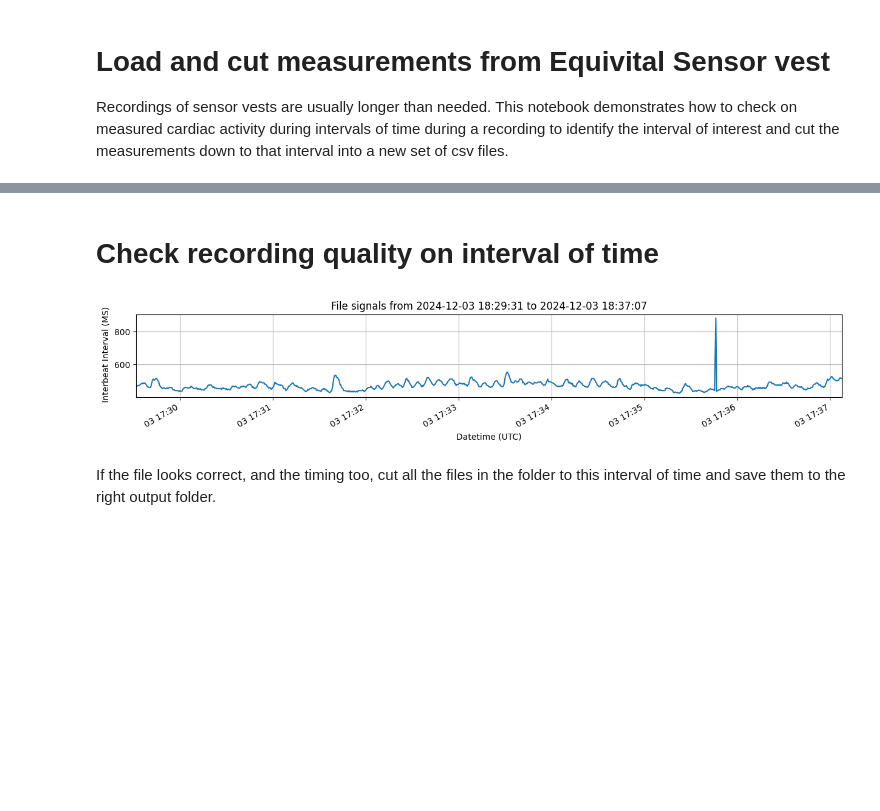
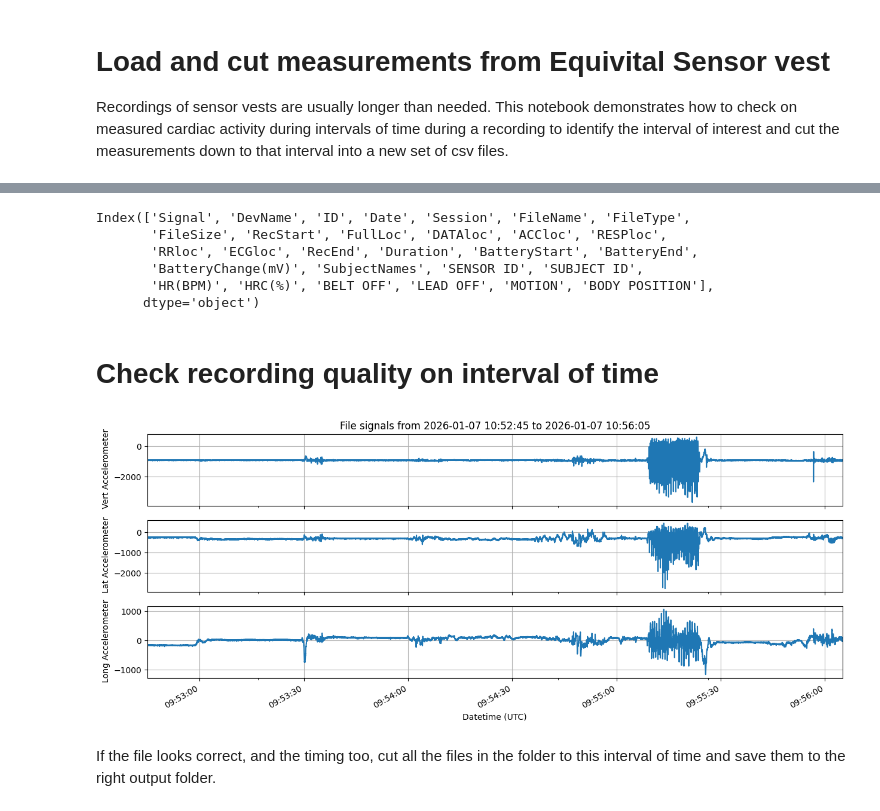
Before and after one commit to finn42/Trimming_EQ_Recordings, a Jupyter notebook: Trim_Equivital_Recordings.ipynb, the cells around one changed output, grey strips where cells are left out. Drawn from its saved outputs; the diff is of its cells as text; code cells hidden in the pictures; blank space fills up the shorter version.

Commit message:
Default demo set

```diff
--- a/Trim_Equivital_Recordings.ipynb
+++ b/Trim_Equivital_Recordings.ipynb
@@ -8,7 +8,7 @@ import pandas as pd
 import matplotlib.pyplot as plt
 import qex
 # %%
-demofile_loc = '../Equivital_Demo/demodata/FullEQ/'
+demofile_loc = '/Volumes/fourMs_Eq1/Equivital/forworkshop/'
 df_datafiles = qex.qiosk_recordings(demofile_loc)
 df_datafiles
 # %% [output]
@@ -23,18 +19,27 @@ df_datafiles
+# %%
+df_datafiles.columns
+# %% [output]
+Index(['Signal', 'DevName', 'ID', 'Date', 'Session', 'FileName', 'FileType',
+       'FileSize', 'RecStart', 'FullLoc', 'DATAloc', 'ACCloc', 'RESPloc',
+       'RRloc', 'ECGloc', 'RecEnd', 'Duration', 'BatteryStart', 'BatteryEnd',
+       'BatteryChange(mV)', 'SubjectNames', 'SENSOR ID', 'SUBJECT ID',
+       'HR(BPM)', 'HRC(%)', 'BELT OFF', 'LEAD OFF', 'MOTION', 'BODY POSITION'],
+      dtype='object')
 # %% [markdown]
 # Check recording quality on interval of time
 # %%
 recID = 1
 
-t1 = pd.to_datetime('2024-12-03 17:29:36.54+00:00') + pd.to_timedelta(-4.927,'s')
-t2 = t1 + pd.to_timedelta(456.1018,'s')  #pd.to_datetime('2024-12-03 23:00:00+00:00')
+t1 = pd.to_datetime('2026-01-07 09:52:45+00:00') + pd.to_timedelta(0,'s')
+t2 = t1 + pd.to_timedelta(200,'s')  #pd.to_datetime('2024-12-03 23:00:00+00:00')
 t1_cet = t1.tz_convert(tz='Europe/Oslo')
 t2_cet = t2.tz_convert(tz='Europe/Oslo')
 # %%
 # Check interval for suitable heart rate activity, inverted as IBIs
-V = pd.read_csv(df_datafiles.loc[recID,'RRloc'])
+V = pd.read_csv(df_datafiles.loc[recID,'ACCloc'])
 qex.test_plot_signals_interval(V,t1_cet,t2_cet)
 # %% [output]
-[figure, old version]
+[figure, new version]
 # %% [markdown]
 If the file looks correct, and the timing too, cut all the files in the folder to this interval of time and save them to the right output folder.
 # %%
```
Also changed, not shown: parts of 4 cells of this notebook, 5 other files.
